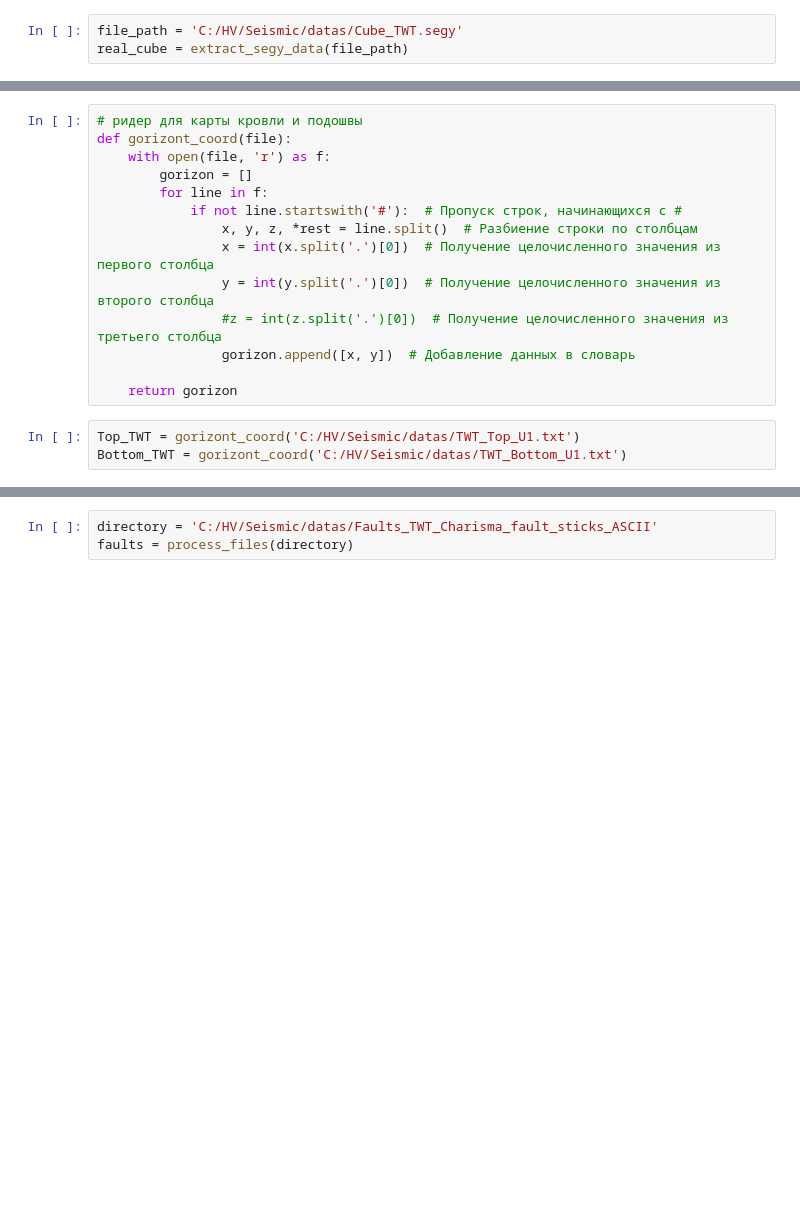
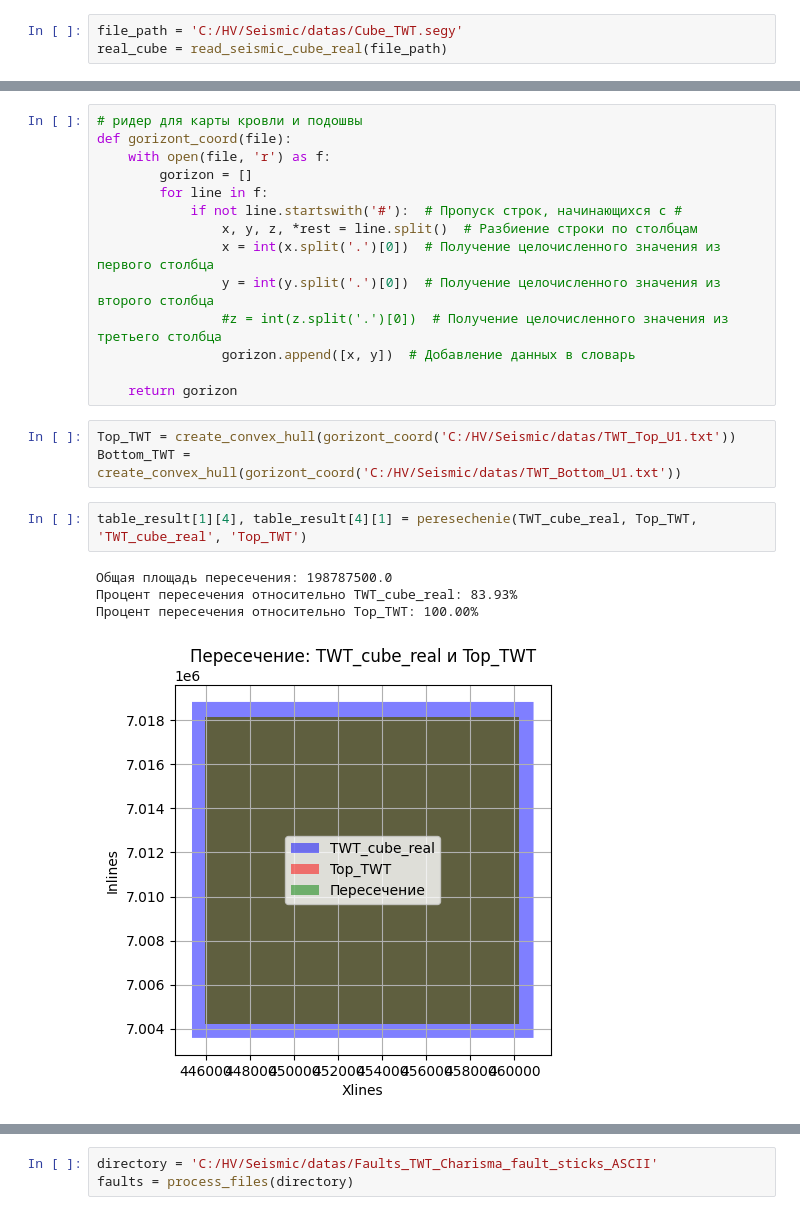
Before and after one commit to KosterioKim/Seisma, a Jupyter notebook: 2.17_korrektnoste_mashtaba.ipynb, the cells around one changed output, grey strips where cells are left out. Cells and saved outputs as stored; diff of their text form; blank space fills up the shorter version.

```diff
--- a/2.17_korrektnoste_mashtaba.ipynb
+++ b/2.17_korrektnoste_mashtaba.ipynb
@@ -53,4 +62,4 @@ def extract_segy_data(file_path):
     return cube_coord
 # %%
 file_path = 'C:/HV/Seismic/datas/Cube_TWT.segy'
-real_cube = extract_segy_data(file_path)
+real_cube = read_seismic_cube_real(file_path)
@@ -69,5 +203,12 @@ def gorizont_coord(file):
 
     return gorizon
 # %%
-Top_TWT = gorizont_coord('C:/HV/Seismic/datas/TWT_Top_U1.txt')
-Bottom_TWT = gorizont_coord('C:/HV/Seismic/datas/TWT_Bottom_U1.txt')
+Top_TWT = create_convex_hull(gorizont_coord('C:/HV/Seismic/datas/TWT_Top_U1.txt'))
+Bottom_TWT = create_convex_hull(gorizont_coord('C:/HV/Seismic/datas/TWT_Bottom_U1.txt'))
+# %%
+table_result[1][4], table_result[4][1] = peresechenie(TWT_cube_real, Top_TWT, 'TWT_cube_real', 'Top_TWT')
+# %% [output]
+Общая площадь пересечения: 198787500.0
+Процент пересечения относительно TWT_cube_real: 83.93%
+Процент пересечения относительно Top_TWT: 100.00%
+[figure, added]
```
Also changed, not shown: parts of 37 cells of this notebook, 1 other file.
